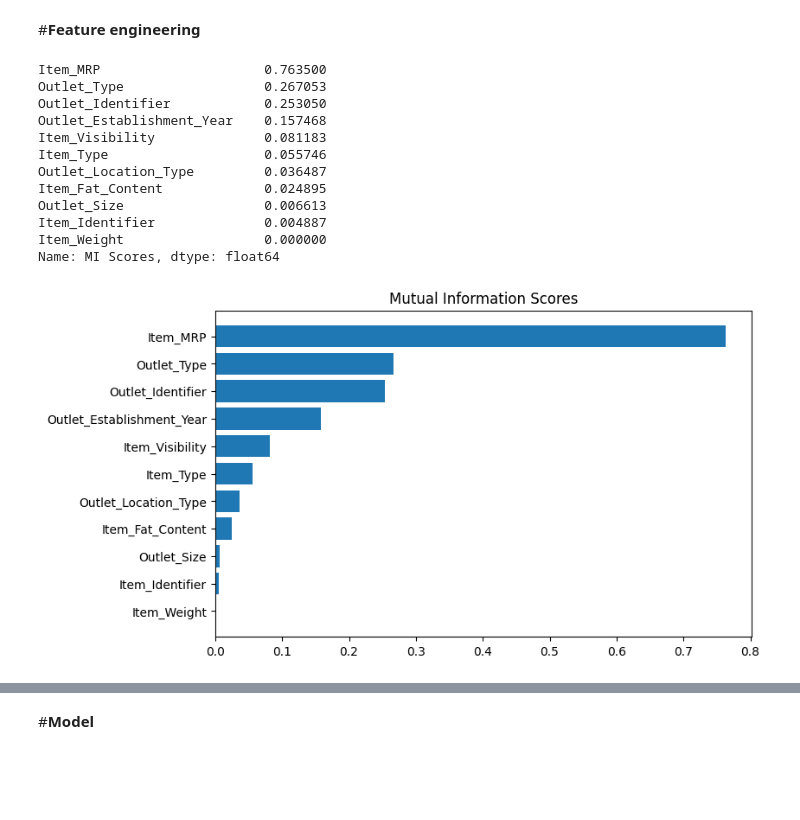
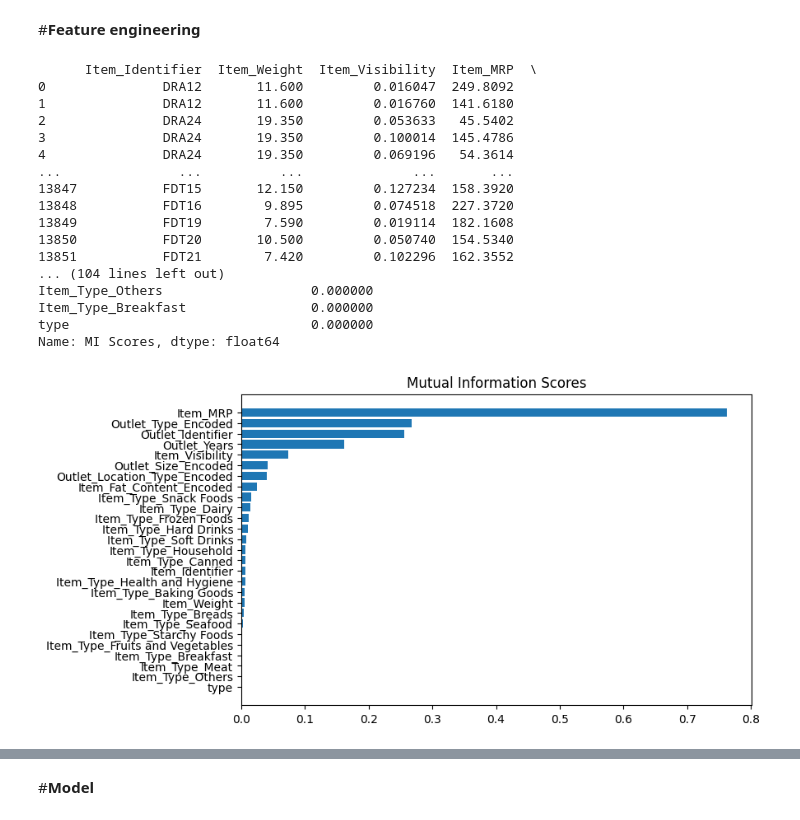
Before and after one commit to ABDELLAH-Hallou/BigMart-outlet-sales-prediction, a Jupyter notebook: BigMart_outlet_sales_prediction.ipynb, the cells around one changed output, grey strips where cells are left out. Drawn from its saved outputs; the diff is of its cells as text; code cells hidden in the pictures; blank space fills up the shorter version.

```diff
--- a/BigMart_outlet_sales_prediction.ipynb
+++ b/BigMart_outlet_sales_prediction.ipynb
@@ -387,0 +476,3 @@ productDf
+# %%
+productDf['Item_Visibility'] = productDf['Item_Visibility'].astype(np.float64)
+productDf.info()
@@ -662,0 +807,5 @@ sns.boxplot(df.Outlet_Location_Type, df.Item_Outlet_Sales)
+# %%
+# Return unique values of columns that have an object data type.
+for col in df.columns:
+  if df[col].dtype == object :
+    print(col+ ' : ',df[col].unique())
@@ -662,0 +825,2 @@ sns.boxplot(df.Outlet_Location_Type, df.Item_Outlet_Sales)
+# %%
+df=pd.get_dummies(df, columns=['Item_Type'])
@@ -662,0 +843,21 @@ sns.boxplot(df.Outlet_Location_Type, df.Item_Outlet_Sales)
+# %%
+def change_year(df,col):
+  df['Outlet_Years'] = 2013 - df[col]
+  df=df.drop(columns=[col])
+  return df
+def labelEncoding(df):
+  df['Outlet_Type_Encoded']  = df['Outlet_Type'].replace({'Grocery Store': 0, 'Supermarket Type1': 1, 'Supermarket Type2': 2, 'Supermarket Type3': 3})
+  df['Outlet_Location_Type_Encoded']  = df['Outlet_Location_Type'].replace({'Tier 1': 1, 'Tier 2': 2, 'Tier 3': 3})
+  df['Item_Fat_Content_Encoded']  = df['Item_Fat_Content'].replace({'Low Fat': 1, 'Regular': 0})
+  df['Outlet_Size_Encoded']  = df['Outlet_Size'].replace({'Small': 0, 'Medium': 1, 'High': 2})
+  return df
+from sklearn.preprocessing import OrdinalEncoder
+def Ordinal_Encoder(df, cols):
+  ordinal_encoder = OrdinalEncoder()
+  df[cols] = ordinal_encoder.fit_transform(df[cols])
+  return df
+object_cols= ['Item_Fat_Content','Outlet_Identifier','Outlet_Size','Outlet_Location_Type','Outlet_Type']
+df = labelEncoding(df)
+df = Ordinal_Encoder(df, ['Outlet_Identifier'])
+df = change_year(df,'Outlet_Establishment_Year')
+df=df.drop(columns=['Outlet_Type', 'Outlet_Location_Type','Item_Fat_Content','Outlet_Size'])#
@@ -664,41 +881,47 @@ sns.boxplot(df.Outlet_Location_Type, df.Item_Outlet_Sales)
 #**Feature engineering**
 # %%
 from sklearn.feature_selection import mutual_info_regression
-X = df.copy()
+X = df.loc[df['type'] == 'train']
+print(X)
 y = X.pop("Item_Outlet_Sales")
 for colname in X.select_dtypes("object"):
     X[colname], _ = X[colname].factorize()
 discrete_features = X.dtypes == int
 def make_mi_scores(X, y, discrete_features):
     mi_scores = mutual_info_regression(X, y, discrete_features=discrete_features)
     mi_scores = pd.Series(mi_scores, name="MI Scores", index=X.columns)
     mi_scores = mi_scores.sort_values(ascending=False)
     return mi_scores
 
 mi_scores = make_mi_scores(X, y, discrete_features)
 print(mi_scores)
 def plot_mi_scores(scores):
     scores = scores.sort_values(ascending=True)
     width = np.arange(len(scores))
     ticks = list(scores.index)
     plt.barh(width, scores)
     plt.yticks(width, ticks)
     plt.title("Mutual Information Scores")
 
 
 plt.figure(dpi=100, figsize=(8, 5))
 plot_mi_scores(mi_scores)
 # %% [output]
-Item_MRP                     0.763500
-Outlet_Type                  0.267053
-Outlet_Identifier            0.253050
-Outlet_Establishment_Year    0.157468
-Item_Visibility              0.081183
-Item_Type                    0.055746
-Outlet_Location_Type         0.036487
-Item_Fat_Content             0.024895
-Outlet_Size                  0.006613
-Item_Identifier              0.004887
-Item_Weight                  0.000000
+      Item_Identifier  Item_Weight  Item_Visibility  Item_MRP  \
+0               DRA12       11.600         0.016047  249.8092
+1               DRA12       11.600         0.016760  141.6180
+2               DRA24       19.350         0.053633   45.5402
+3               DRA24       19.350         0.100014  145.4786
+4               DRA24       19.350         0.069196   54.3614
+...               ...          ...              ...       ...
+13847           FDT15       12.150         0.127234  158.3920
+13848           FDT16        9.895         0.074518  227.3720
+13849           FDT19        7.590         0.019114  182.1608
+13850           FDT20       10.500         0.050740  154.5340
+13851           FDT21        7.420         0.102296  162.3552
+... (104 lines left out)
+Item_Type_Others                   0.000000
+Item_Type_Breakfast                0.000000
+type                               0.000000
 Name: MI Scores, dtype: float64
-[figure, old version]
+[figure, new version]
```
Also changed, not shown: parts of 62 cells of this notebook.
